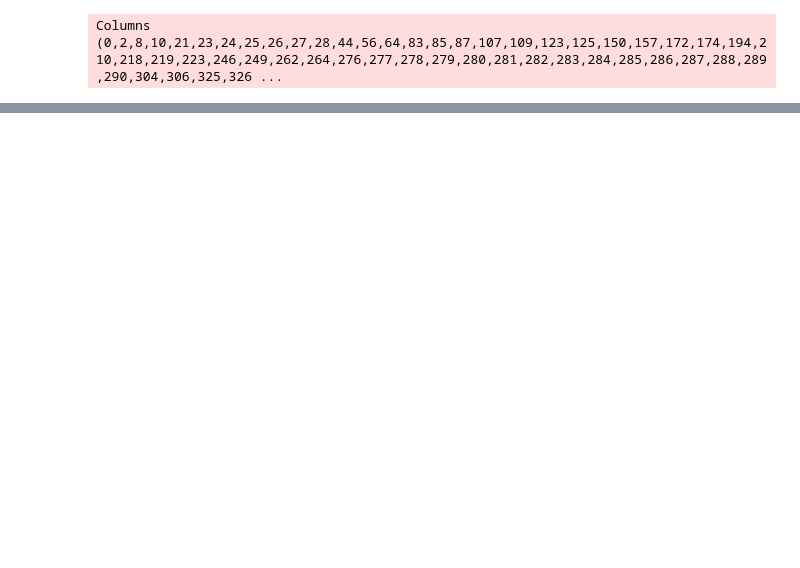
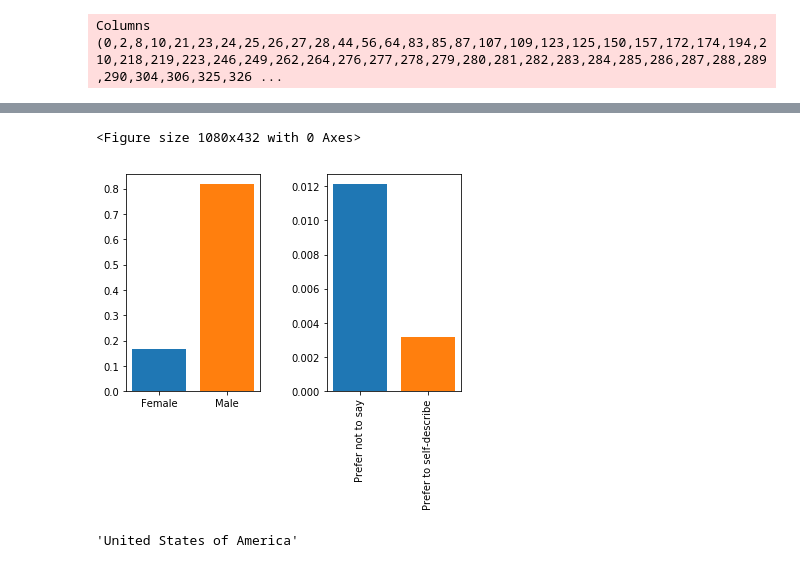
Before and after one commit to JoseMontanaC/JoseAlejandroMontana_Final, a Jupyter notebook: JoseAlejandroMontana_Final.ipynb, the cells around one changed output, grey strips where cells are left out. Drawn from its saved outputs; the diff is of its cells as text; code cells hidden in the pictures; blank space fills up the shorter version.

```diff
--- a/JoseAlejandroMontana_Final.ipynb
+++ b/JoseAlejandroMontana_Final.ipynb
@@ -32,0 +49,22 @@ plt.show()
+# %%
+plt.figure(figsize=(15,6))
+
+f, (ax1, ax2) = plt.subplots(1, 2)
+total=23465
+for i in Counter(data["Q1"]):
+    if i == 'Female' or i =='Male':
+        ax1.bar(i,Counter(data["Q1"])[i]/total)
+        plt.xticks(rotation=90)
+    else:
+        ax2.bar(i,Counter(data["Q1"])[i]/total)
+        plt.xticks(rotation=90)
+plt.subplots_adjust(hspace = 0.5,wspace = 0.5)
+
+plt.show()
+# %% [output]
+<Figure size 1080x432 with 0 Axes>
+[figure, added]
+# %%
+data["Q3"]
+# %% [output]
+'United States of America'
```
Also changed, not shown: parts of 2 cells of this notebook.
